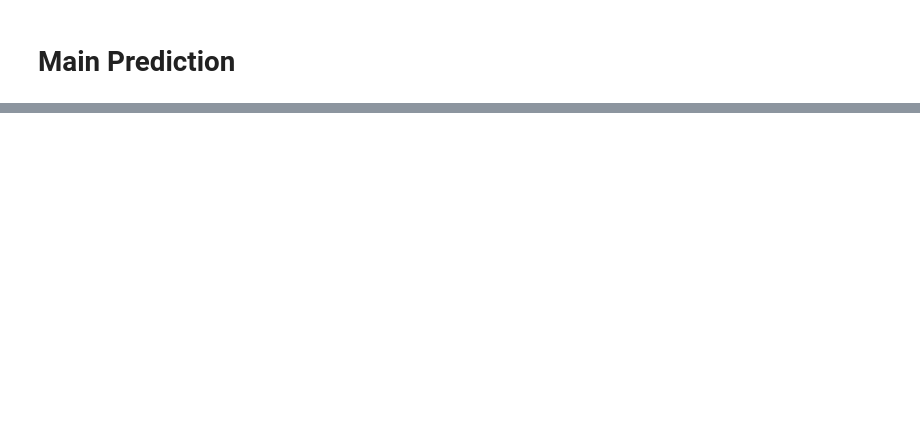
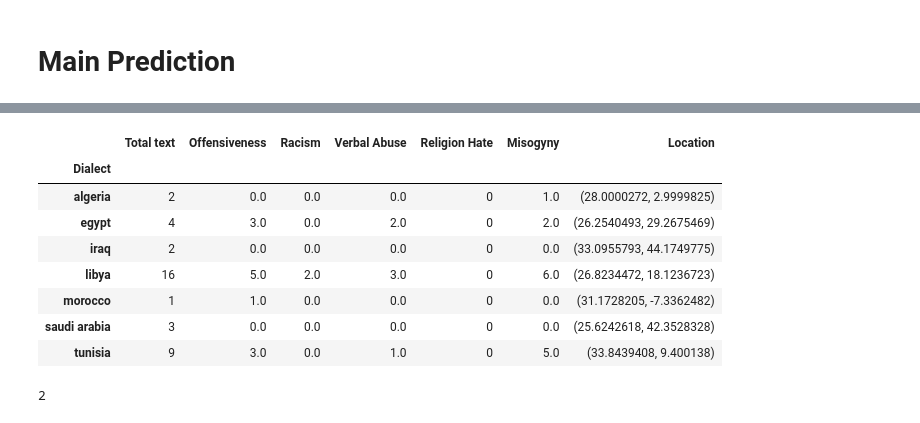
Before and after one commit to RealKintaro/Offensive-Text-Classification-Writen-In-Arabic-Dialects, a Jupyter notebook: Notebooks/Pipeline.ipynb, the cells around one changed output, grey strips where cells are left out. Drawn from its saved outputs; the diff is of its cells as text; code cells hidden in the pictures; blank space fills up the shorter version.

```diff
--- a/Notebooks/Pipeline.ipynb
+++ b/Notebooks/Pipeline.ipynb
@@ -294,3 +298,5 @@ def predict_racism(review_text,model,device,tokenizer):
     return pred
 # %% [markdown]
 # Religion Hate detection model
+# %%
+Religion_Hate_tokenizer = AutoTokenizer.from_pretrained("asafaya/bert-medium-arabic")
@@ -519,0 +749,4 @@ predict(text)
+# %%
+test_data = pd.concat([test_data, df], axis=1)
+
+test_data.head()
@@ -519,0 +760,18 @@ predict(text)
+# %%
+from geopy.geocoders import Nominatim
+import folium
+
+geolocator = Nominatim(user_agent="NLP")
+
+def geolocate(country):
+    try:
+        # Geolocate the center of the country
+        loc = geolocator.geocode(country)
+        # And return latitude and longitude
+        return (loc.latitude, loc.longitude)
+    except:
+        # Return missing value
+        return np.nan
+# %%
+# get the location of each country
+test_data['Location'] = test_data['Dialect'].apply(lambda x: geolocate(x))
@@ -519,0 +787,33 @@ predict(text)
+# %%
+# Group by dialect and count the number of tweets with offensiveness = offensive
+dialect_off = test_data.groupby('Dialect')['Offensiveness'].value_counts().unstack().fillna(0)['offensive'] if 'offensive' in test_data.groupby('Dialect')['Offensiveness'].value_counts().unstack().columns else 0
+
+misogyny_off = test_data.groupby('Dialect')['Misogyny'].value_counts().unstack().fillna(0)['misogyny'] if 'misogyny' in test_data.groupby('Dialect')['Misogyny'].value_counts().unstack().columns else 0
+
+racism_off = test_data.groupby('Dialect')['Racism'].value_counts().unstack().fillna(0)['Racism'] if 'Racism' in test_data.groupby('Dialect')['Racism'].value_counts().unstack().columns else 0
+
+verbal_off = test_data.groupby('Dialect')['Verbal Abuse'].value_counts().unstack().fillna(0)['Verbal Abuse'] if 'Verbal Abuse' in test_data.groupby('Dialect')['Verbal Abuse'].value_counts().unstack().columns else 0
+
+religion_off = test_data.groupby('Dialect')['Religion Hate'].value_counts().unstack().fillna(0)['Religion Hate'] if 'Religion Hate' in test_data.groupby('Dialect')['Religion Hate'].value_counts().unstack().columns else 0
+
+# sym of tweets for each dialect
+dialect_sym = test_data.groupby('Dialect')['Text'].count()
+
+# create a dataframe
+dialect_df = pd.DataFrame({'Total text' : dialect_sym,'Offensiveness':dialect_off, 'Racism':racism_off, 'Verbal Abuse':verbal_off, 'Religion Hate':religion_off, 'Misogyny':misogyny_off, 'Location':test_data.groupby('Dialect')['Location'].first()})
+
+dialect_df
+# %% [output]
+|  | Total text | Offensiveness | Racism | Verbal Abuse | Religion Hate | Misogyny | Location |
+| Dialect |  |  |  |  |  |  |  |
+| algeria | 2 | 0.0 | 0.0 | 0.0 | 0 | 1.0 | (28.0000272, 2.9999825) |
+| egypt | 4 | 3.0 | 0.0 | 2.0 | 0 | 2.0 | (26.2540493, 29.2675469) |
+| iraq | 2 | 0.0 | 0.0 | 0.0 | 0 | 0.0 | (33.0955793, 44.1749775) |
+| libya | 16 | 5.0 | 2.0 | 3.0 | 0 | 6.0 | (26.8234472, 18.1236723) |
+| morocco | 1 | 1.0 | 0.0 | 0.0 | 0 | 0.0 | (31.1728205, -7.3362482) |
+| saudi arabia | 3 | 0.0 | 0.0 | 0.0 | 0 | 0.0 | (25.6242618, 42.3528328) |
+| tunisia | 9 | 3.0 | 0.0 | 1.0 | 0 | 5.0 | (33.8439408, 9.400138) |
+# %%
+dialect_df['Total text'][0]
+# %% [output]
+2
```
Also changed, not shown: parts of 35 cells of this notebook, 5 other files.
